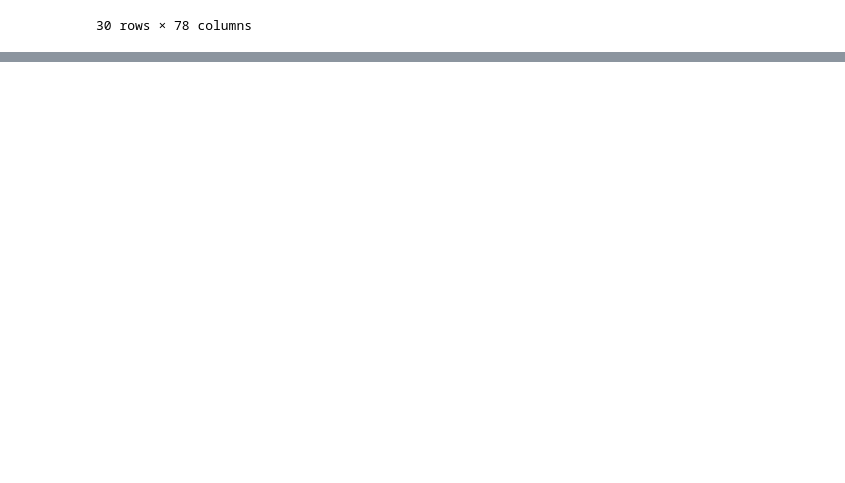
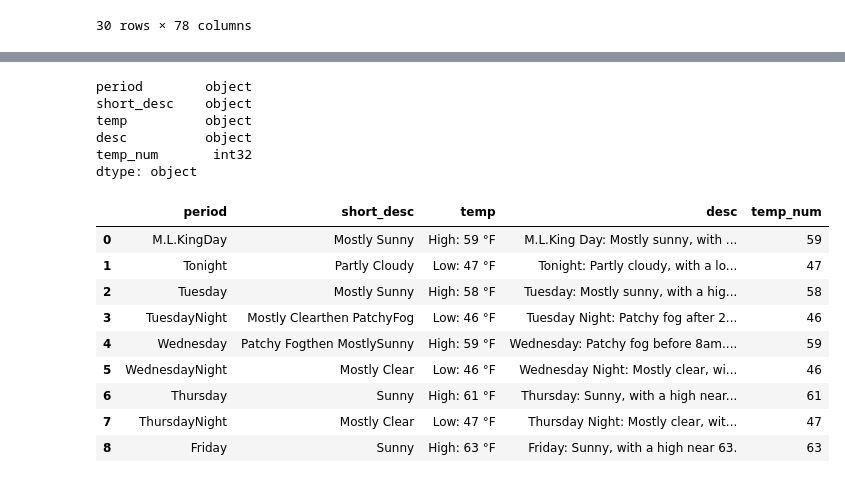
Before and after one commit to izabsta/bootcamp, a Jupyter notebook: data_science_webscraping.ipynb, the cells around one changed output, grey strips where cells are left out. Saved outputs shown, nothing was run; the diff lists cells and outputs as text; code cells hidden in the pictures; blank space fills up the shorter version.

```diff
--- a/data_science_webscraping.ipynb
+++ b/data_science_webscraping.ipynb
@@ -85,0 +336,4 @@ pd.DataFrame(repositories)
+# %%
+descs = []
+for item in forecast_items:
+    descs.append(item.find('img')['title'])
@@ -85,0 +352,33 @@ pd.DataFrame(repositories)
+# %%
+weather_df = pd.DataFrame({
+    'period': period_names,
+    'short_desc': short_descs,
+    'temp': temps,
+    'desc': descs
+})
+# %%
+weather_df['temp_num'] = weather_df['temp'].str.extract('(\d+)', expand=False)
+# %%
+weather_df['temp_num'] = weather_df['temp_num'].astype('int')
+# %%
+weather_df.dtypes
+# %% [output]
+period        object
+short_desc    object
+temp          object
+desc          object
+temp_num       int32
+dtype: object
+# %%
+weather_df
+# %% [output]
+|  | period | short_desc | temp | desc | temp_num |
+| 0 | M.L.KingDay | Mostly Sunny | High: 59 °F | M.L.King Day: Mostly sunny, with ... | 59 |
+| 1 | Tonight | Partly Cloudy | Low: 47 °F | Tonight: Partly cloudy, with a lo... | 47 |
+| 2 | Tuesday | Mostly Sunny | High: 58 °F | Tuesday: Mostly sunny, with a hig... | 58 |
+| 3 | TuesdayNight | Mostly Clearthen PatchyFog | Low: 46 °F | Tuesday Night: Patchy fog after 2... | 46 |
+| 4 | Wednesday | Patchy Fogthen MostlySunny | High: 59 °F | Wednesday: Patchy fog before 8am.... | 59 |
+| 5 | WednesdayNight | Mostly Clear | Low: 46 °F | Wednesday Night: Mostly clear, wi... | 46 |
+| 6 | Thursday | Sunny | High: 61 °F | Thursday: Sunny, with a high near... | 61 |
+| 7 | ThursdayNight | Mostly Clear | Low: 47 °F | Thursday Night: Mostly clear, wit... | 47 |
+| 8 | Friday | Sunny | High: 63 °F | Friday: Sunny, with a high near 63. | 63 |
```
Also changed, not shown: parts of 75 cells of this notebook, 1 other file.
